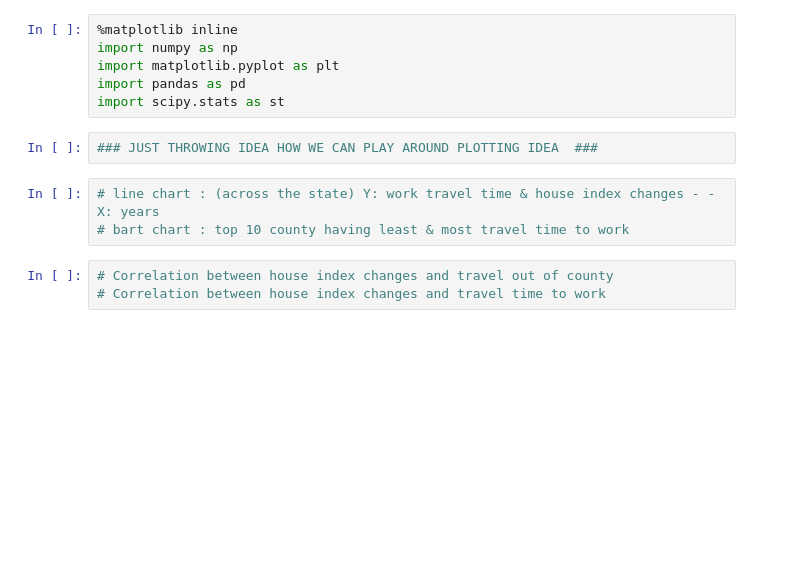
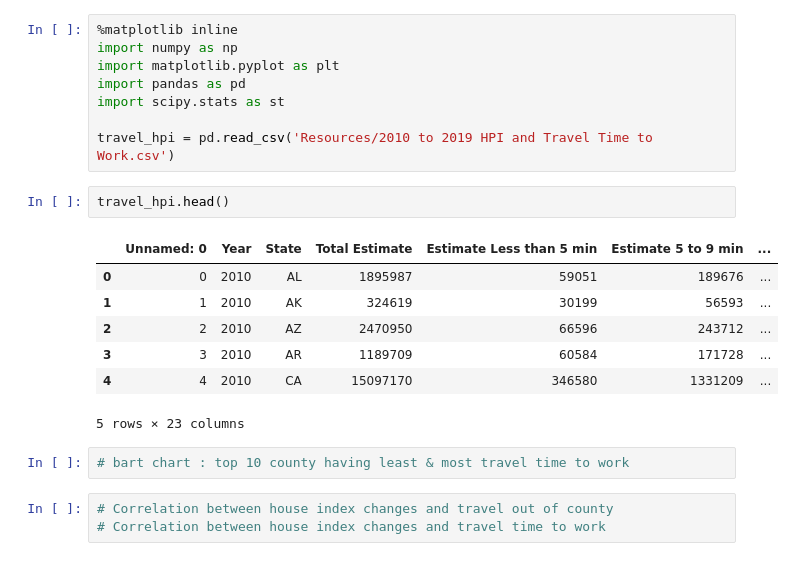
Before and after one commit to alexriiska/Project-1-Housing-Prices-and-Time-Traveled-to-Work, a Jupyter notebook: Travel Time Plotting.ipynb, the cells around one changed output. Drawn from its saved outputs; the diff is of its cells as text; blank space fills up the shorter version.

```diff
--- a/Travel Time Plotting.ipynb
+++ b/Travel Time Plotting.ipynb
@@ -4,10 +4,19 @@ import numpy as np
 import matplotlib.pyplot as plt
 import pandas as pd
 import scipy.stats as st
+
+travel_hpi = pd.read_csv('Resources/2010 to 2019 HPI and Travel Time to Work.csv')
 # %%
-### JUST THROWING IDEA HOW WE CAN PLAY AROUND PLOTTING IDEA  ###
+travel_hpi.head()
+# %% [output]
+|  | Unnamed: 0 | Year | State | Total Estimate | Estimate Less than 5 min | Estimate 5 to 9 min | ... |
+| 0 | 0 | 2010 | AL | 1895987 | 59051 | 189676 | ... |
+| 1 | 1 | 2010 | AK | 324619 | 30199 | 56593 | ... |
+| 2 | 2 | 2010 | AZ | 2470950 | 66596 | 243712 | ... |
+| 3 | 3 | 2010 | AR | 1189709 | 60584 | 171728 | ... |
+| 4 | 4 | 2010 | CA | 15097170 | 346580 | 1331209 | ... |
+5 rows × 23 columns
 # %%
-# line chart : (across the state) Y: work travel time & house index changes - - X: years
 # bart chart : top 10 county having least & most travel time to work
 # %%
 # Correlation between house index changes and travel out of county
```
Also changed, not shown: parts of 3 cells of this notebook, 1 other file.
